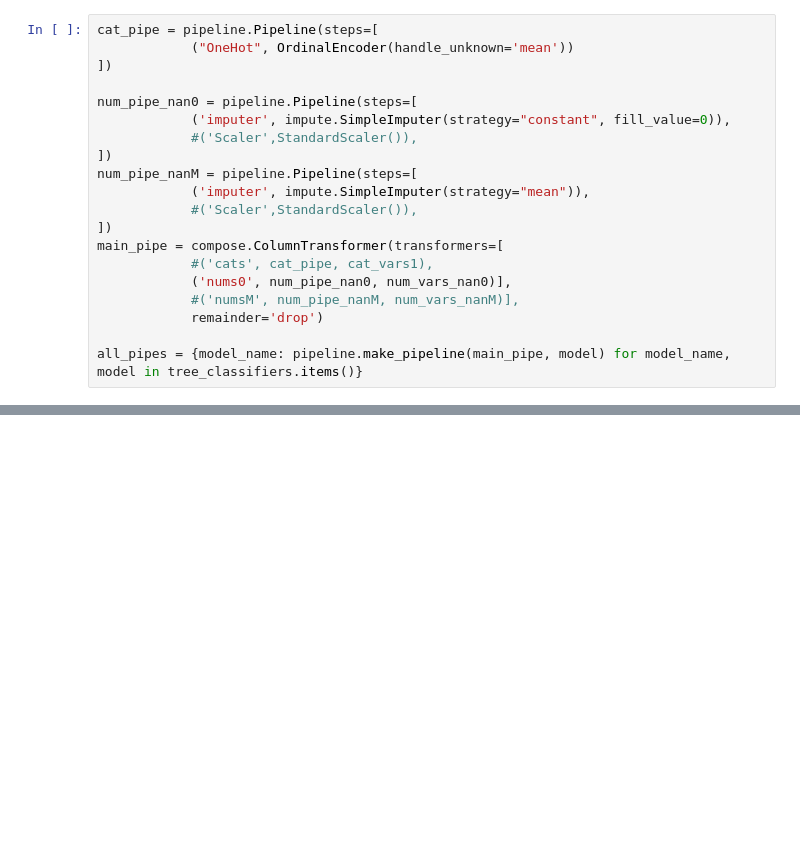
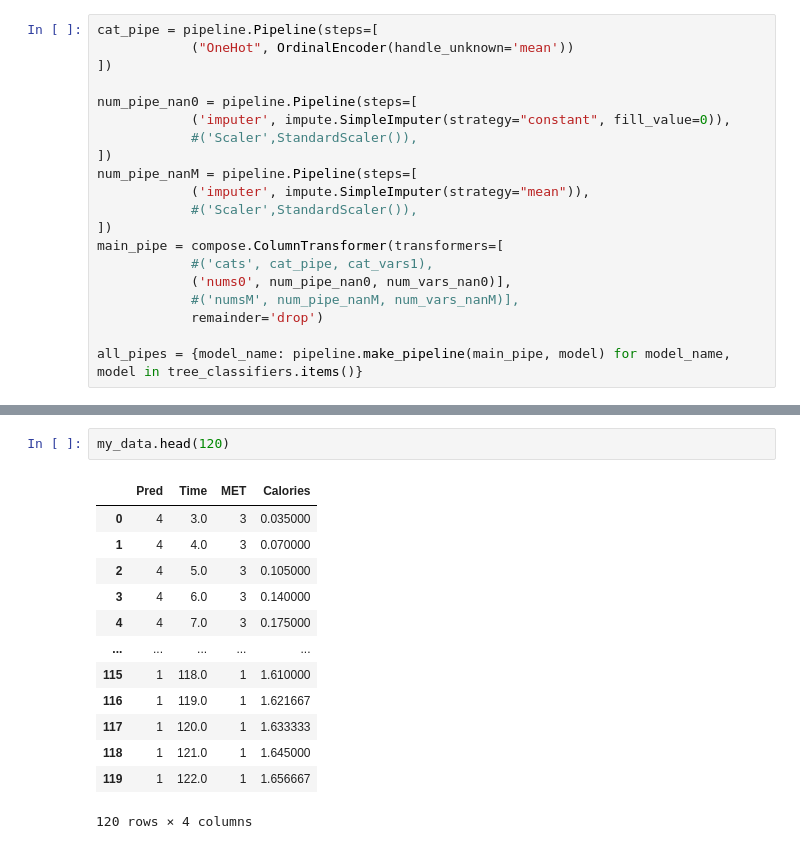
Before and after one commit to Healthy-Life-App-Strive-Build-Week2/Run_For_Life, a Jupyter notebook: TestingGround.ipynb, the cells around one changed output, grey strips where cells are left out. Drawn from its saved outputs; the diff is of its cells as text; blank space fills up the shorter version.

```diff
--- a/TestingGround.ipynb
+++ b/TestingGround.ipynb
@@ -246,3 +307,19 @@ results.head()
+# %%
+my_data.head(120)
+# %% [output]
+|  | Pred | Time | MET | Calories |
+| 0 | 4 | 3.0 | 3 | 0.035000 |
+| 1 | 4 | 4.0 | 3 | 0.070000 |
+| 2 | 4 | 5.0 | 3 | 0.105000 |
+| 3 | 4 | 6.0 | 3 | 0.140000 |
+| 4 | 4 | 7.0 | 3 | 0.175000 |
+| ... | ... | ... | ... | ... |
+| 115 | 1 | 118.0 | 1 | 1.610000 |
+| 116 | 1 | 119.0 | 1 | 1.621667 |
+| 117 | 1 | 120.0 | 1 | 1.633333 |
+| 118 | 1 | 121.0 | 1 | 1.645000 |
+| 119 | 1 | 122.0 | 1 | 1.656667 |
+120 rows × 4 columns
 # %% [markdown]
 <a style='text-decoration:none;line-height:16px;display:flex;color:#5B5B62;padding:10px;justify-content:end;' href='https://deepnote.com?utm_source=created-in-deepnote-cell&projectId=dd66c499-8cd9-44d2-87d5-ecc9c3ddd387' target="_blank">
 <img alt='Created in deepnote.com' style='display:inline;max-height:16px;margin:0px;margin-right:7.5px;' src='embedded-picture-1' > </img>
```
Also changed, not shown: parts of 18 cells of this notebook, 7 other files.
